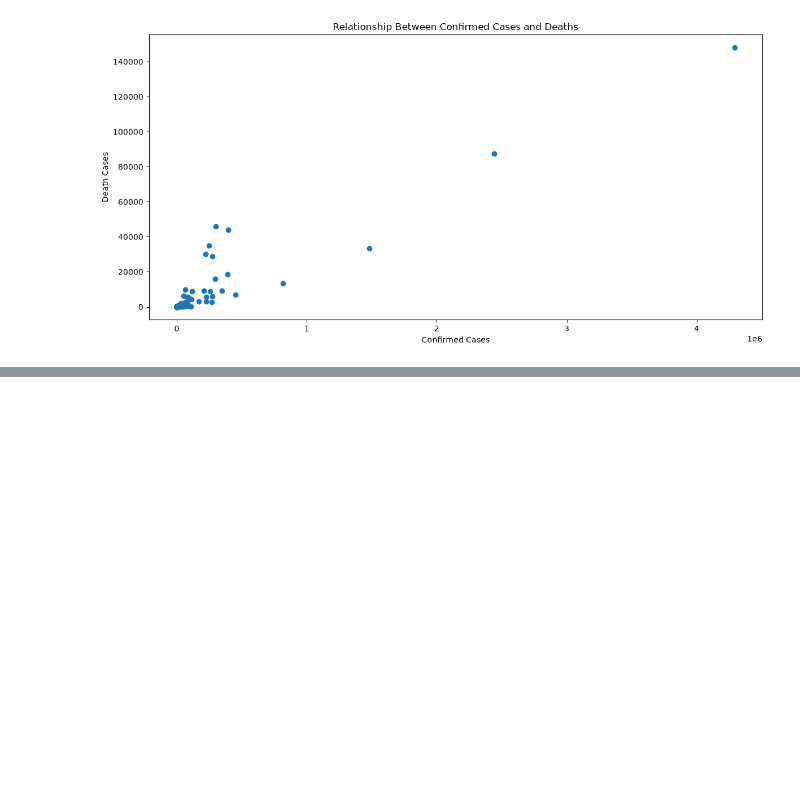
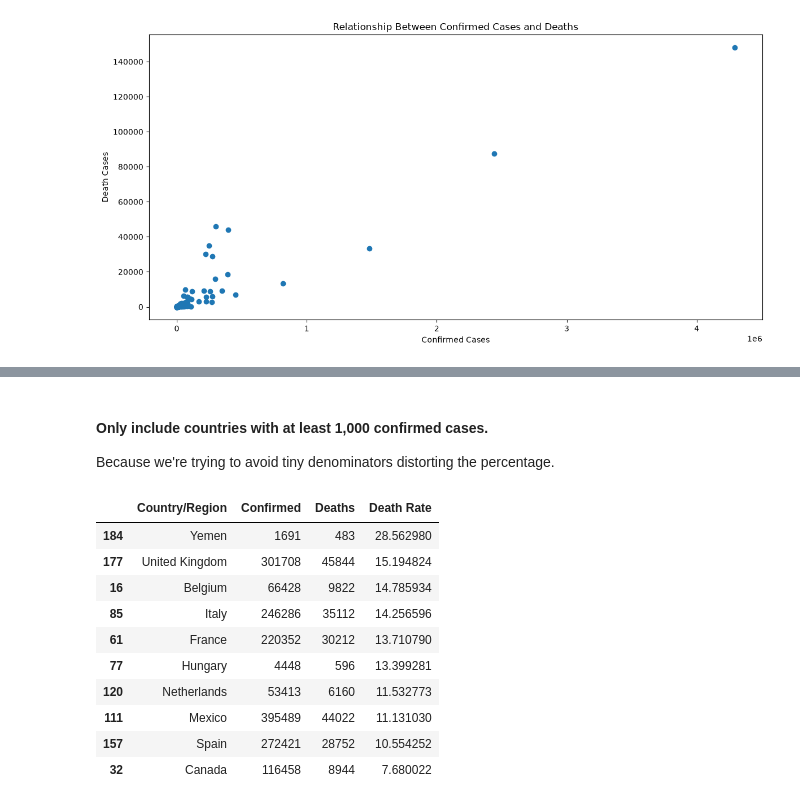
Before and after one commit to lashvv/Covid19, a Jupyter notebook: notebooks/03_analysis.ipynb, the cells around one changed output, grey strips where cells are left out. Drawn from its saved outputs; the diff is of its cells as text; code cells hidden in the pictures; blank space fills up the shorter version.

```diff
--- a/notebooks/03_analysis.ipynb
+++ b/notebooks/03_analysis.ipynb
@@ -486,0 +522,23 @@ plt.show()
+# %% [markdown]
+#### Only include countries with at least 1,000 confirmed cases.
+Because we're trying to avoid tiny denominators distorting the percentage.
+# %%
+top_death_rate = (
+    country_totals[country_totals['Confirmed'] >= 1000]
+    .nlargest(10, 'Death Rate')
+    [["Country/Region", "Confirmed", "Deaths", "Death Rate"]]
+)
+
+top_death_rate
+# %% [output]
+|  | Country/Region | Confirmed | Deaths | Death Rate |
+| 184 | Yemen | 1691 | 483 | 28.562980 |
+| 177 | United Kingdom | 301708 | 45844 | 15.194824 |
+| 16 | Belgium | 66428 | 9822 | 14.785934 |
+| 85 | Italy | 246286 | 35112 | 14.256596 |
+| 61 | France | 220352 | 30212 | 13.710790 |
+| 77 | Hungary | 4448 | 596 | 13.399281 |
+| 120 | Netherlands | 53413 | 6160 | 11.532773 |
+| 111 | Mexico | 395489 | 44022 | 11.131030 |
+| 157 | Spain | 272421 | 28752 | 10.554252 |
+| 32 | Canada | 116458 | 8944 | 7.680022 |
```
Also changed, not shown: parts of 9 cells of this notebook.
